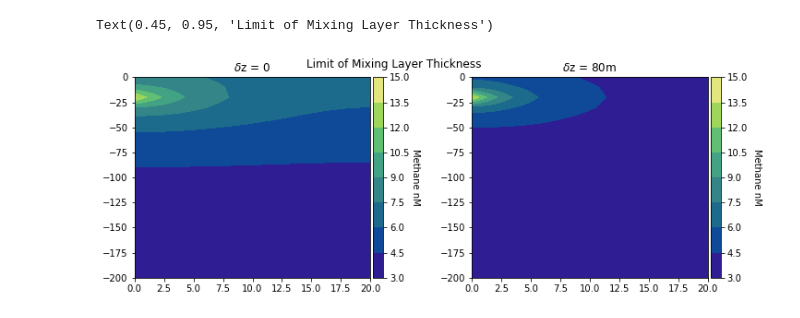
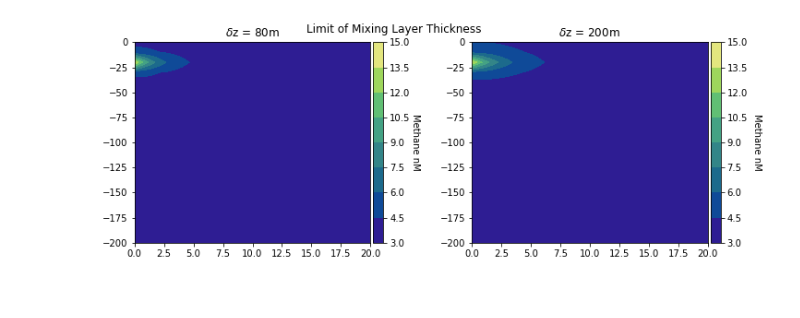
Before and after one commit to krobinson99/EOSC511Project, a Jupyter notebook: glacier_perturbations.ipynb, the cells around one changed output. Drawn from its saved outputs; the diff is of its cells as text; code cells hidden in the pictures.

```diff
--- a/glacier_perturbations.ipynb
+++ b/glacier_perturbations.ipynb
@@ -64,24 +64,28 @@ plt.savefig('ML_sensitivity.pdf')
 # %%
 # how thick does the mixing layer have to be for no diffusion to occur?
-Cs_ML80, Ss_ML100 =glacier.glacier(ngridx,ngridz,dt,zz,T,80, steady = False)
+#Cs_ML80, Ss_ML80 =glacier.glacier(ngridx,ngridz,dt,zz,T,80,0.4/86400, steady = False)
+#Cs_ML120, Ss_ML120 =glacier.glacier(ngridx,ngridz,dt,zz,T,120,0.4/86400, steady = False)
+Cs_ML200, Ss_ML200 =glacier.glacier(ngridx,ngridz,dt,zz,T,200,0.4/86400, steady = False)
 # %%
 cmap=cmocean.cm.haline
 fig, axs=plt.subplots(1,2,figsize=(12,4))
 z = np.linspace(0,D,ngridz)
 x = np.linspace(0,L/1e3,ngridx)
 X,Z=np.meshgrid(x,z)
 
-c1=axs[0].contourf(X,-Z,C[-1,:,:].T,cmap=cmap)
+c1=axs[0].contourf(X,-Z,Cs_ML80[-1,:,:].T,cmap=cmap)
 cb1=fig.colorbar(c1,ax=axs[0],pad=0.01)
 cb1.ax.get_yaxis().labelpad = 10
-axs[0].set_title('$\delta$z = 0')
+axs[0].set_title('$\delta$z = 80m')
 cb1.set_label('Methane nM', rotation=270)
-c2=axs[1].contourf(X,-Z,Cs_ML80[-1,:,:].T,cmap=cmap)
+c2=axs[1].contourf(X,-Z,Cs_ML200[-1,:,:].T,cmap=cmap)
 cb2=fig.colorbar(c2,ax=axs[1],pad=0.01)
 cb2.ax.get_yaxis().labelpad = 15
-axs[1].set_title('$\delta$z = 80m')
+axs[1].set_title('$\delta$z = 200m')
 cb2.set_label('Methane nM', rotation=270)
 fig.suptitle('Limit of Mixing Layer Thickness',y=0.95,x=0.45)
+#plt.savefig('Max_ML.pdf')
+
+# once the ML is ~80m deep, increasing it any further doesnt really have a big effect on the size of the plume anymore.
 # %% [output]
-Text(0.45, 0.95, 'Limit of Mixing Layer Thickness')
-[figure, old version]
+[figure, new version]
```
Also changed, not shown: parts of 4 cells of this notebook, 2 other files.
